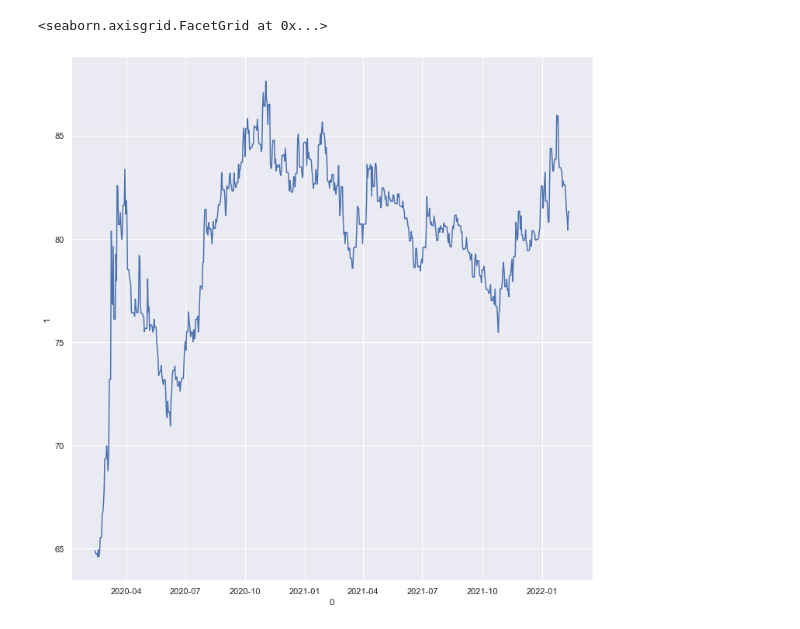
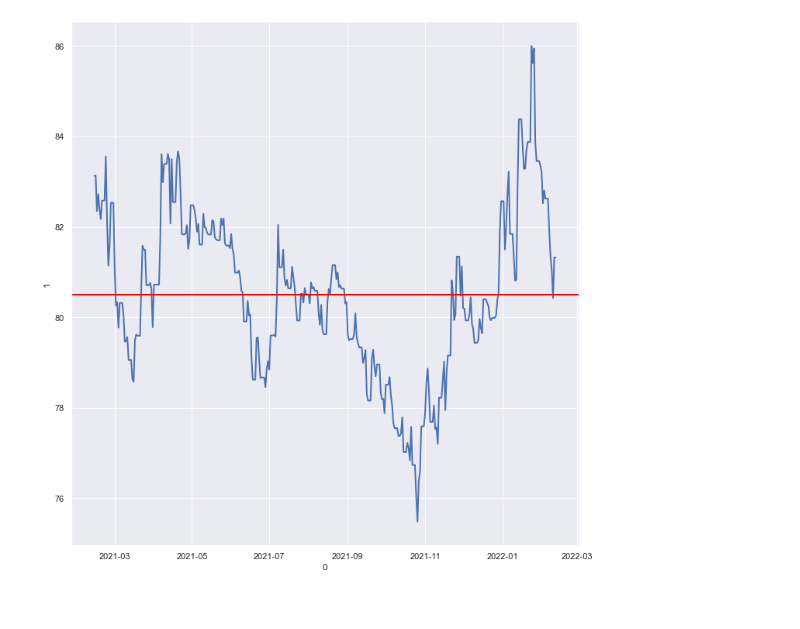
Before and after one commit to ssppkenny/history_rates, a Jupyter notebook: Rates.ipynb, the cells around one changed output. Saved outputs shown, nothing was run; the diff lists cells and outputs as text; code cells hidden in the pictures.

Commit message:
add mean line

```diff
--- a/Rates.ipynb
+++ b/Rates.ipynb
@@ -5,8 +7,10 @@ import seaborn as sns
 sns.set_theme()
 # %%
-r = hr.FxtopRate('20220213', 'CHF', 'RUB', 2)
+r = hr.FxtopRate('20220213', 'CHF', 'RUB')
 df = r.get_rates()
-sns.relplot(data=df, kind="line", x=df[0], y=df[1], height=10)
+g = sns.relplot(data=df, kind="line", x=df[0], y=df[1], height=10,linewidth=2)
+axes = g.axes.flatten()
+for ax in axes:
+    ax.axhline(df[1].mean(), ls='-', linewidth=2, color='red')
 # %% [output]
-<seaborn.axisgrid.FacetGrid at 0x...>
-[figure, old version]
+[figure, new version]
```
Also changed, not shown: parts of 5 cells of this notebook.
